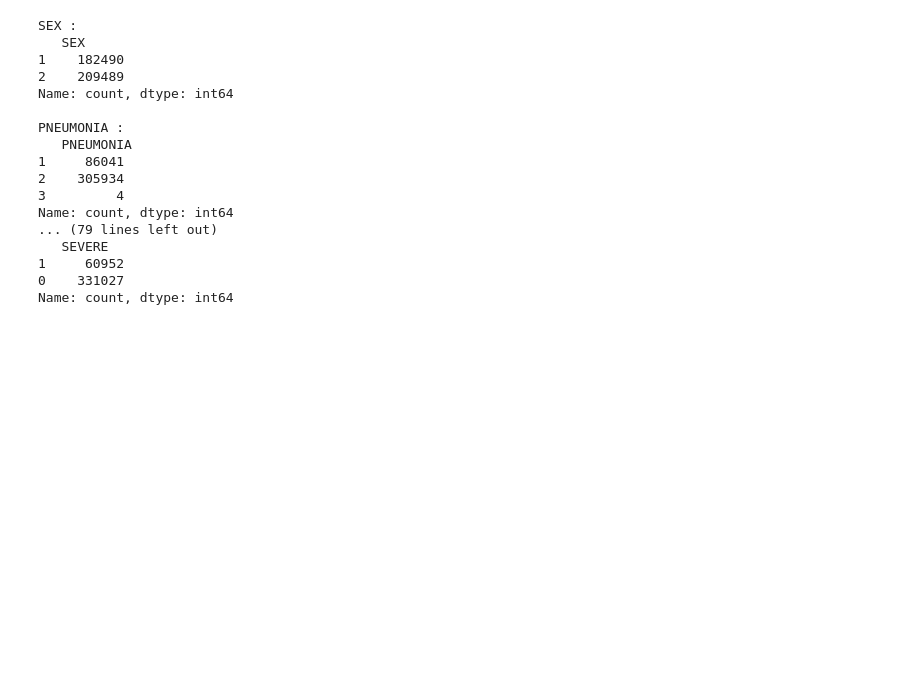
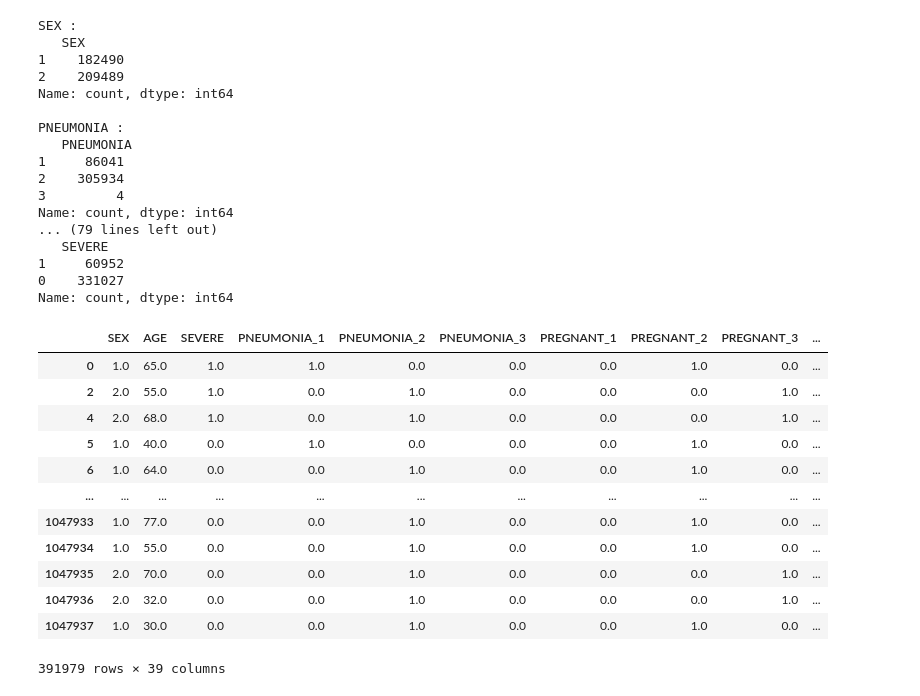
Before and after one commit to timk11/zk-covid, a Jupyter notebook: model_training/covid_data.ipynb, the cells around one changed output. Saved outputs shown, nothing was run; the diff lists cells and outputs as text; code cells hidden in the pictures; blank space fills up the shorter version.

```diff
--- a/data/covid_data.ipynb
+++ b/model_training/covid_data.ipynb
@@ -332,3 +331,25 @@ Name: count, dtype: int64
 1     60952
 0    331027
 Name: count, dtype: int64
+# %%
+model_df = pd.get_dummies(model_df, columns=[
+    'PNEUMONIA', 'PREGNANT', 'DIABETES', 'COPD',
+    'ASTHMA', 'IMMSUPR', 'HYPERTENSION', 'OTHER_DISEASE',
+    'CARDIOVASCULAR', 'OBESITY', 'RENAL_CHRONIC', 'TOBACCO'
+    ]).astype(float)
+# %%
+model_df
+# %% [output]
+|  | SEX | AGE | SEVERE | PNEUMONIA_1 | PNEUMONIA_2 | PNEUMONIA_3 | PREGNANT_1 | PREGNANT_2 | PREGNANT_3 | ... |
+| 0 | 1.0 | 65.0 | 1.0 | 1.0 | 0.0 | 0.0 | 0.0 | 1.0 | 0.0 | ... |
+| 2 | 2.0 | 55.0 | 1.0 | 0.0 | 1.0 | 0.0 | 0.0 | 0.0 | 1.0 | ... |
+| 4 | 2.0 | 68.0 | 1.0 | 0.0 | 1.0 | 0.0 | 0.0 | 0.0 | 1.0 | ... |
+| 5 | 1.0 | 40.0 | 0.0 | 1.0 | 0.0 | 0.0 | 0.0 | 1.0 | 0.0 | ... |
+| 6 | 1.0 | 64.0 | 0.0 | 0.0 | 1.0 | 0.0 | 0.0 | 1.0 | 0.0 | ... |
+| ... | ... | ... | ... | ... | ... | ... | ... | ... | ... | ... |
+| 1047933 | 1.0 | 77.0 | 0.0 | 0.0 | 1.0 | 0.0 | 0.0 | 1.0 | 0.0 | ... |
+| 1047934 | 1.0 | 55.0 | 0.0 | 0.0 | 1.0 | 0.0 | 0.0 | 1.0 | 0.0 | ... |
+| 1047935 | 2.0 | 70.0 | 0.0 | 0.0 | 1.0 | 0.0 | 0.0 | 0.0 | 1.0 | ... |
+| 1047936 | 2.0 | 32.0 | 0.0 | 0.0 | 1.0 | 0.0 | 0.0 | 0.0 | 1.0 | ... |
+| 1047937 | 1.0 | 30.0 | 0.0 | 0.0 | 1.0 | 0.0 | 0.0 | 1.0 | 0.0 | ... |
+391979 rows × 39 columns
```
Also changed, not shown: parts of 6 cells of this notebook, 2 other files.
